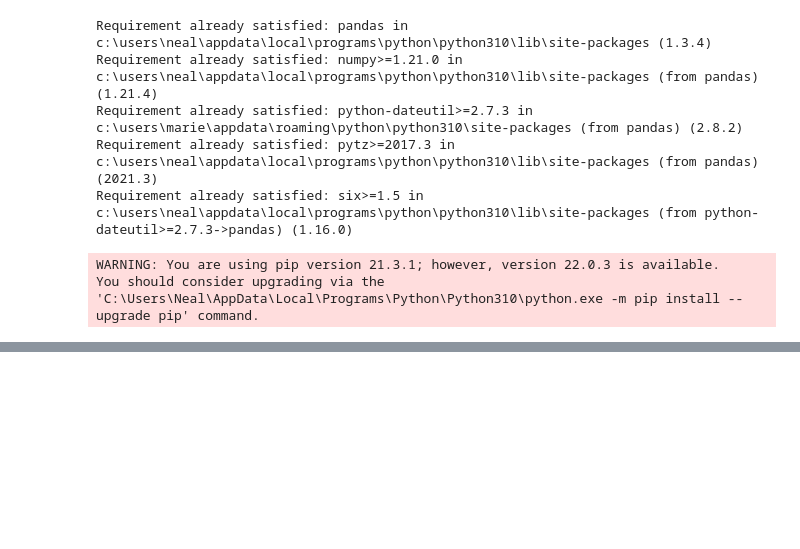
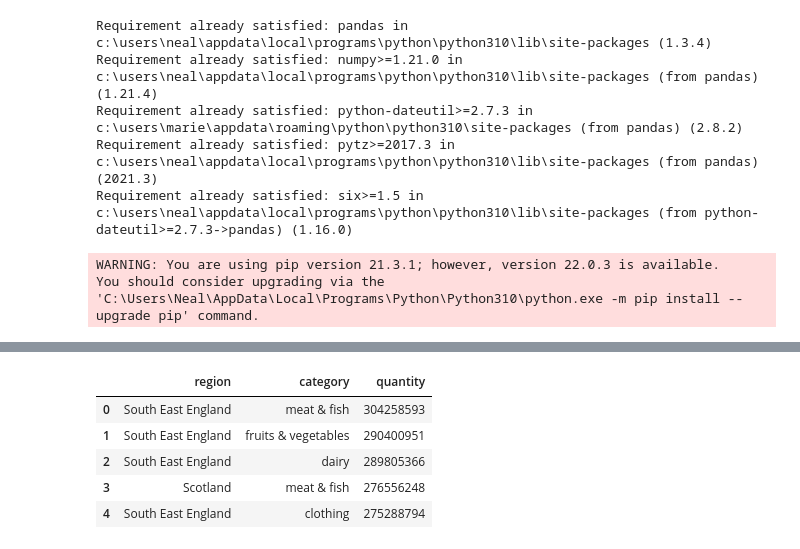
Before and after one commit to CodeMarie/final-project-part-2-dash-app, a Jupyter notebook: data.ipynb, the cells around one changed output, grey strips where cells are left out. Drawn from its saved outputs; the diff is of its cells as text; code cells hidden in the pictures; blank space fills up the shorter version.

```diff
--- a/data.ipynb
+++ b/data.ipynb
@@ -65,0 +62,11 @@ prod_cat_region
+# %%
+#Brief 1 Top 5 from product category per region
+top_five_prod_cat_region = prod_cat_region.head()
+top_five_prod_cat_region
+# %% [output]
+|  | region | category | quantity |
+| 0 | South East England | meat & fish | 304258593 |
+| 1 | South East England | fruits & vegetables | 290400951 |
+| 2 | South East England | dairy | 289805366 |
+| 3 | Scotland | meat & fish | 276556248 |
+| 4 | South East England | clothing | 275288794 |
```
Also changed, not shown: parts of 22 cells of this notebook, 15 other files.
